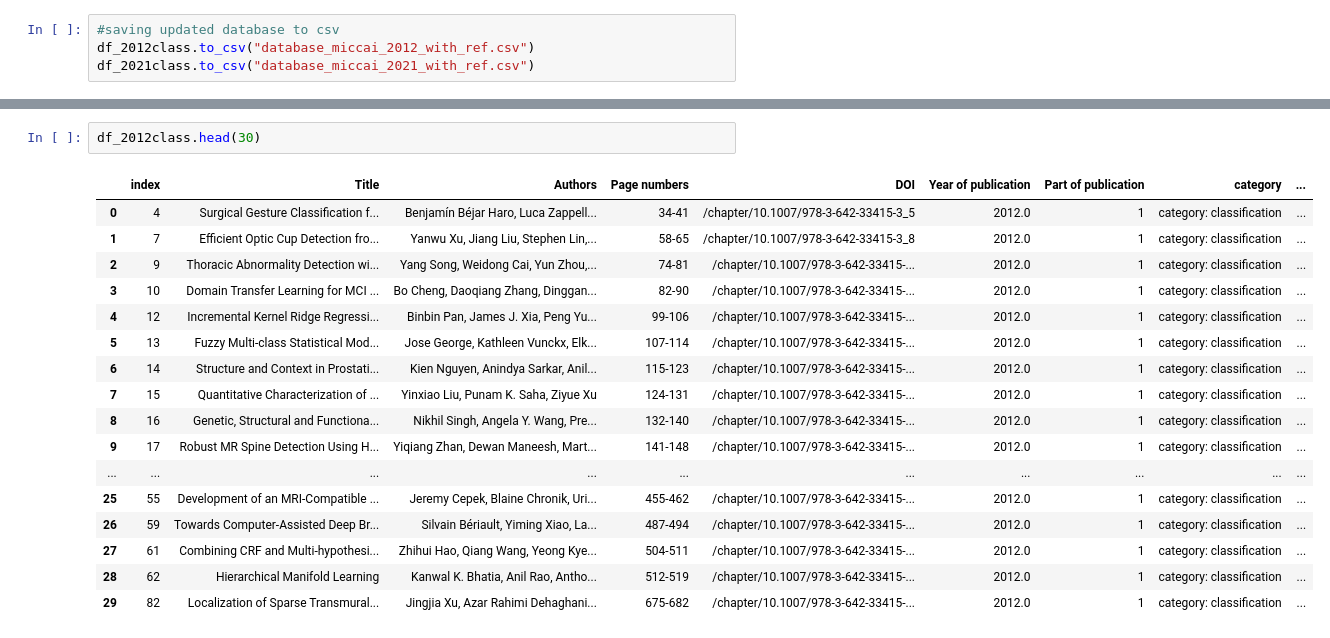
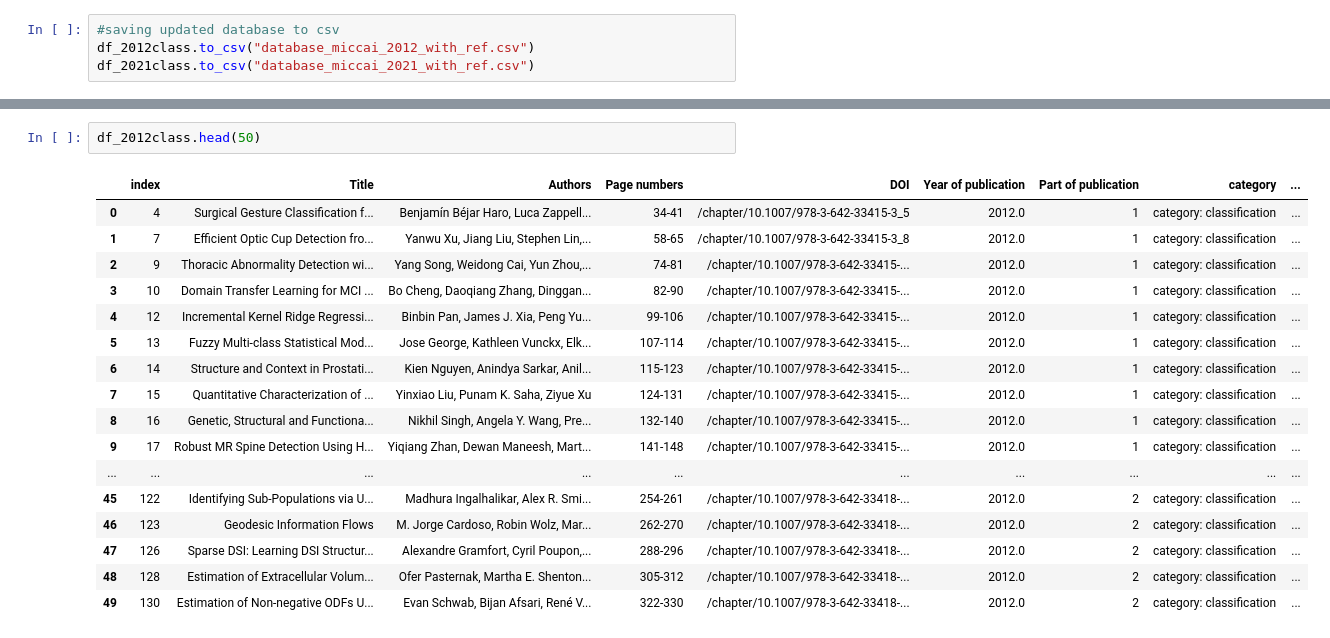
Before and after one commit to christinekaarde/MICCAI-review-thesis, a Jupyter notebook: database creation/references mining.ipynb, the cells around one changed output, grey strips where cells are left out. Saved outputs shown, nothing was run; the diff lists cells and outputs as text.

```diff
--- a/database creation/references mining.ipynb
+++ b/database creation/references mining.ipynb
@@ -358,22 +358,22 @@ df_2021class[df_2021class['Part of publication']==5]
 | 156 | 330 | Projection-Wise Disentangling for... | Xianjing Liu, Bo Li, Esther E. Br... | 814-823 | /chapter/10.1007/978-3-030-87240-... | 2021 | 5 | category: classification | ... |
 | 157 | 331 | Attention-Based Multi-scale Gated... | Aishik Konwer, Joseph Bae, Gagand... | 824-833 | /chapter/10.1007/978-3-030-87240-... | 2021 | 5 | category: classification | ... |
 # %%
-df_2012class.head(30)
+df_2012class.head(50)
 # %% [output]
 |  | index | Title | Authors | Page numbers | DOI | Year of publication | Part of publication | category | ... |
 | 0 | 4 | Surgical Gesture Classification f... | Benjamín Béjar Haro, Luca Zappell... | 34-41 | /chapter/10.1007/978-3-642-33415-3_5 | 2012.0 | 1 | category: classification | ... |
 | 1 | 7 | Efficient Optic Cup Detection fro... | Yanwu Xu, Jiang Liu, Stephen Lin,... | 58-65 | /chapter/10.1007/978-3-642-33415-3_8 | 2012.0 | 1 | category: classification | ... |
 | 2 | 9 | Thoracic Abnormality Detection wi... | Yang Song, Weidong Cai, Yun Zhou,... | 74-81 | /chapter/10.1007/978-3-642-33415-... | 2012.0 | 1 | category: classification | ... |
 | 3 | 10 | Domain Transfer Learning for MCI ... | Bo Cheng, Daoqiang Zhang, Dinggan... | 82-90 | /chapter/10.1007/978-3-642-33415-... | 2012.0 | 1 | category: classification | ... |
 | 4 | 12 | Incremental Kernel Ridge Regressi... | Binbin Pan, James J. Xia, Peng Yu... | 99-106 | /chapter/10.1007/978-3-642-33415-... | 2012.0 | 1 | category: classification | ... |
 | 5 | 13 | Fuzzy Multi-class Statistical Mod... | Jose George, Kathleen Vunckx, Elk... | 107-114 | /chapter/10.1007/978-3-642-33415-... | 2012.0 | 1 | category: classification | ... |
 | 6 | 14 | Structure and Context in Prostati... | Kien Nguyen, Anindya Sarkar, Anil... | 115-123 | /chapter/10.1007/978-3-642-33415-... | 2012.0 | 1 | category: classification | ... |
 | 7 | 15 | Quantitative Characterization of ... | Yinxiao Liu, Punam K. Saha, Ziyue Xu | 124-131 | /chapter/10.1007/978-3-642-33415-... | 2012.0 | 1 | category: classification | ... |
 | 8 | 16 | Genetic, Structural and Functiona... | Nikhil Singh, Angela Y. Wang, Pre... | 132-140 | /chapter/10.1007/978-3-642-33415-... | 2012.0 | 1 | category: classification | ... |
 | 9 | 17 | Robust MR Spine Detection Using H... | Yiqiang Zhan, Dewan Maneesh, Mart... | 141-148 | /chapter/10.1007/978-3-642-33415-... | 2012.0 | 1 | category: classification | ... |
 | ... | ... | ... | ... | ... | ... | ... | ... | ... | ... |
-| 25 | 55 | Development of an MRI-Compatible ... | Jeremy Cepek, Blaine Chronik, Uri... | 455-462 | /chapter/10.1007/978-3-642-33415-... | 2012.0 | 1 | category: classification | ... |
-| 26 | 59 | Towards Computer-Assisted Deep Br... | Silvain Bériault, Yiming Xiao, La... | 487-494 | /chapter/10.1007/978-3-642-33415-... | 2012.0 | 1 | category: classification | ... |
-| 27 | 61 | Combining CRF and Multi-hypothesi... | Zhihui Hao, Qiang Wang, Yeong Kye... | 504-511 | /chapter/10.1007/978-3-642-33415-... | 2012.0 | 1 | category: classification | ... |
-| 28 | 62 | Hierarchical Manifold Learning | Kanwal K. Bhatia, Anil Rao, Antho... | 512-519 | /chapter/10.1007/978-3-642-33415-... | 2012.0 | 1 | category: classification | ... |
-| 29 | 82 | Localization of Sparse Transmural... | Jingjia Xu, Azar Rahimi Dehaghani... | 675-682 | /chapter/10.1007/978-3-642-33415-... | 2012.0 | 1 | category: classification | ... |
+| 45 | 122 | Identifying Sub-Populations via U... | Madhura Ingalhalikar, Alex R. Smi... | 254-261 | /chapter/10.1007/978-3-642-33418-... | 2012.0 | 2 | category: classification | ... |
+| 46 | 123 | Geodesic Information Flows | M. Jorge Cardoso, Robin Wolz, Mar... | 262-270 | /chapter/10.1007/978-3-642-33418-... | 2012.0 | 2 | category: classification | ... |
+| 47 | 126 | Sparse DSI: Learning DSI Structur... | Alexandre Gramfort, Cyril Poupon,... | 288-296 | /chapter/10.1007/978-3-642-33418-... | 2012.0 | 2 | category: classification | ... |
+| 48 | 128 | Estimation of Extracellular Volum... | Ofer Pasternak, Martha E. Shenton... | 305-312 | /chapter/10.1007/978-3-642-33418-... | 2012.0 | 2 | category: classification | ... |
+| 49 | 130 | Estimation of Non-negative ODFs U... | Evan Schwab, Bijan Afsari, René V... | 322-330 | /chapter/10.1007/978-3-642-33418-... | 2012.0 | 2 | category: classification | ... |
```
Also changed, not shown: parts of 10 cells of this notebook.
